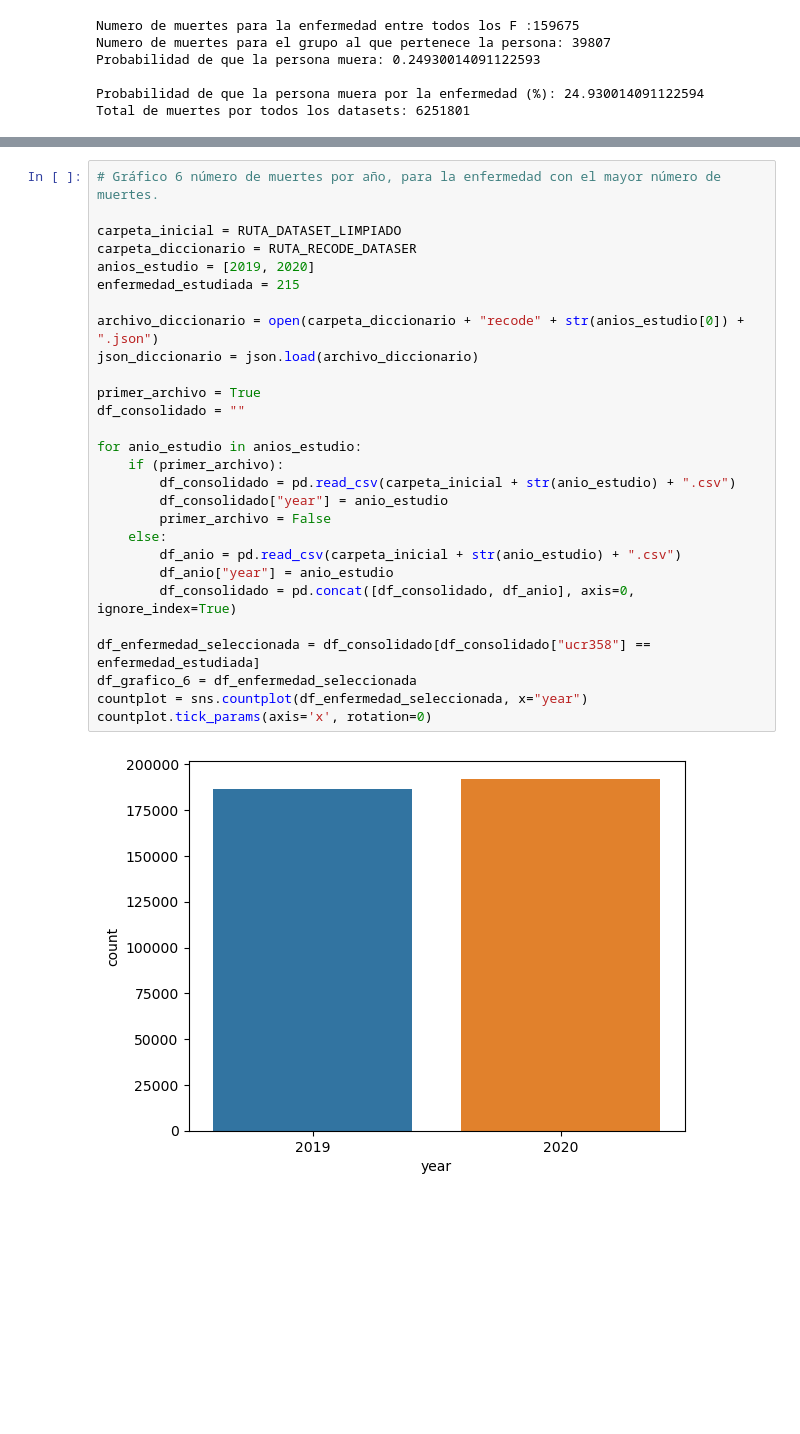
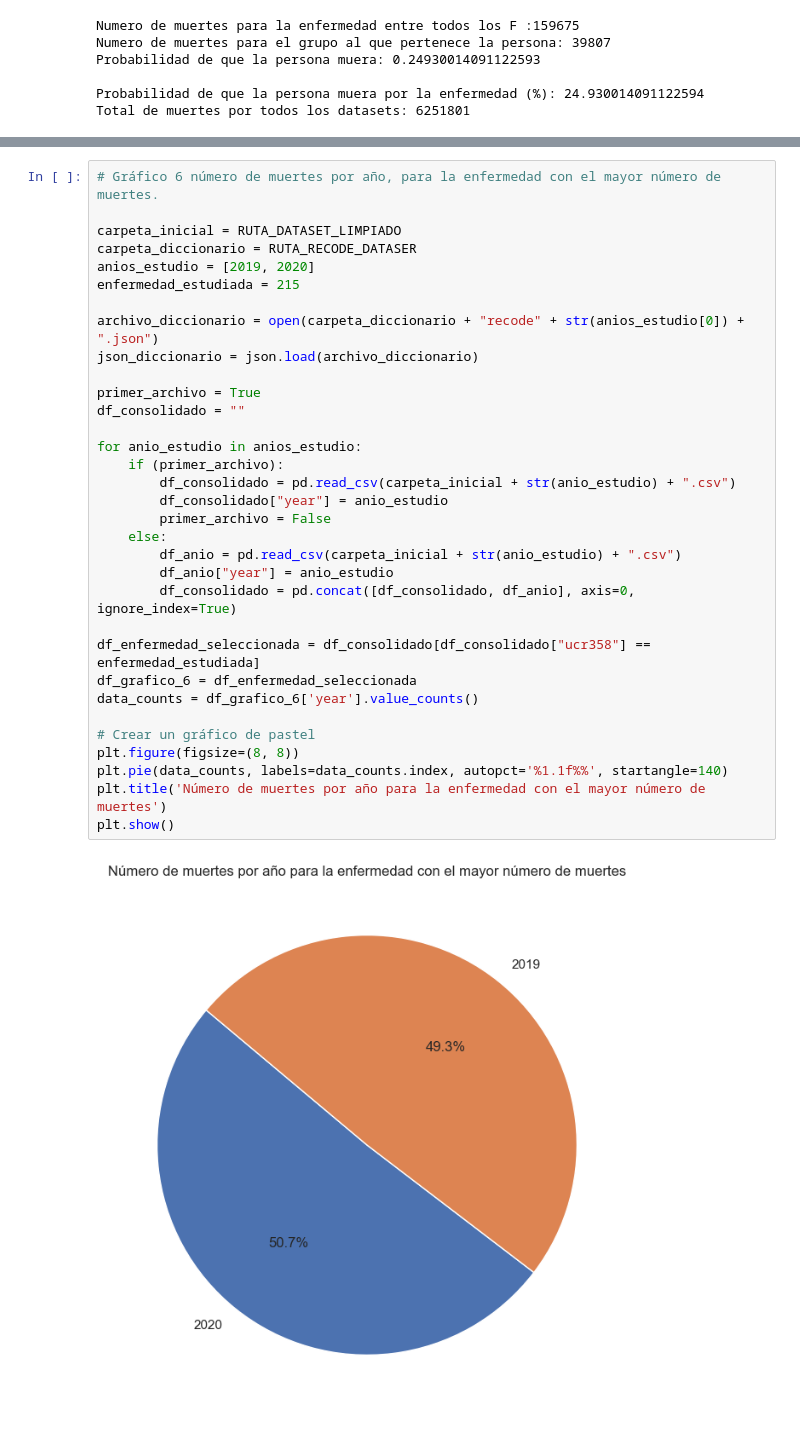
Before and after one commit to blackbrs/diplomado, a Jupyter notebook: Proyecto/Proyecto.ipynb, the cells around one changed output, grey strips where cells are left out. Cells and saved outputs as stored; diff of their text form; blank space fills up the shorter version.

```diff
--- a/Proyecto/Proyecto.ipynb
+++ b/Proyecto/Proyecto.ipynb
@@ -446,33 +458,38 @@ plt.show()
 # %%
 # Gráfico 6 número de muertes por año, para la enfermedad con el mayor número de muertes.
 
 carpeta_inicial = RUTA_DATASET_LIMPIADO
 carpeta_diccionario = RUTA_RECODE_DATASER
 anios_estudio = [2019, 2020]
 enfermedad_estudiada = 215
 
 archivo_diccionario = open(carpeta_diccionario + "recode" + str(anios_estudio[0]) + ".json")
 json_diccionario = json.load(archivo_diccionario)
 
 primer_archivo = True
 df_consolidado = ""
 
 for anio_estudio in anios_estudio:
     if (primer_archivo):
         df_consolidado = pd.read_csv(carpeta_inicial + str(anio_estudio) + ".csv")
         df_consolidado["year"] = anio_estudio
         primer_archivo = False
     else:
         df_anio = pd.read_csv(carpeta_inicial + str(anio_estudio) + ".csv")
         df_anio["year"] = anio_estudio
         df_consolidado = pd.concat([df_consolidado, df_anio], axis=0, ignore_index=True)
 
 df_enfermedad_seleccionada = df_consolidado[df_consolidado["ucr358"] == enfermedad_estudiada]
 df_grafico_6 = df_enfermedad_seleccionada
-countplot = sns.countplot(df_enfermedad_seleccionada, x="year")
-countplot.tick_params(axis='x', rotation=0)
+data_counts = df_grafico_6['year'].value_counts()
+
+# Crear un gráfico de pastel
+plt.figure(figsize=(8, 8))
+plt.pie(data_counts, labels=data_counts.index, autopct='%1.1f%%', startangle=140)
+plt.title('Número de muertes por año para la enfermedad con el mayor número de muertes')
+plt.show()
 # %% [output]
-[figure, old version]
+[figure, new version]
 # %%
 # Grafico 7: número de muertes por raza, para la enfermedad con el mayor número de muertes
 carpeta_inicial = RUTA_DATASET_LIMPIADO
```
Also changed, not shown: parts of 9 cells of this notebook.
